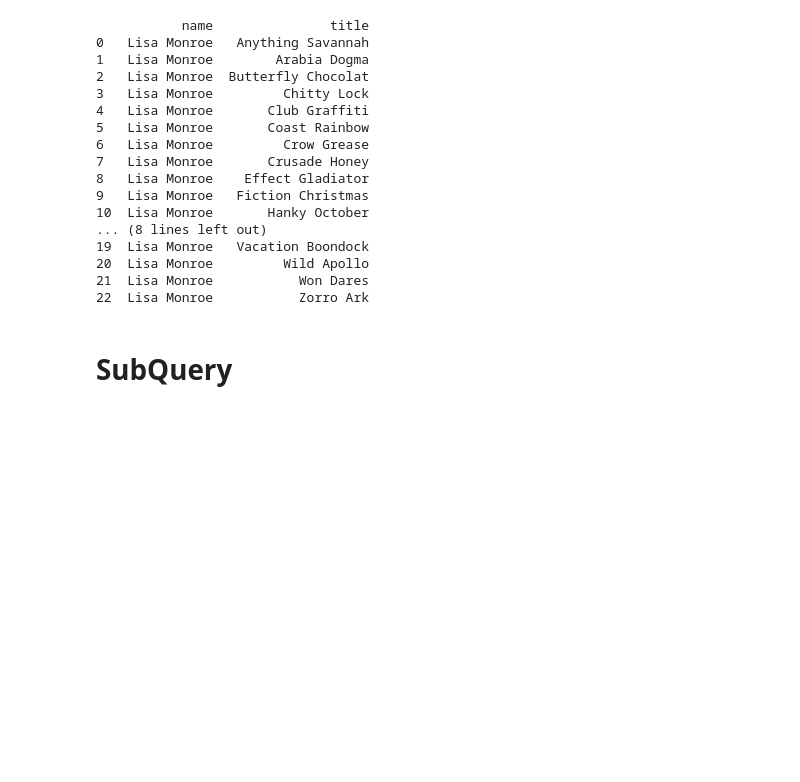
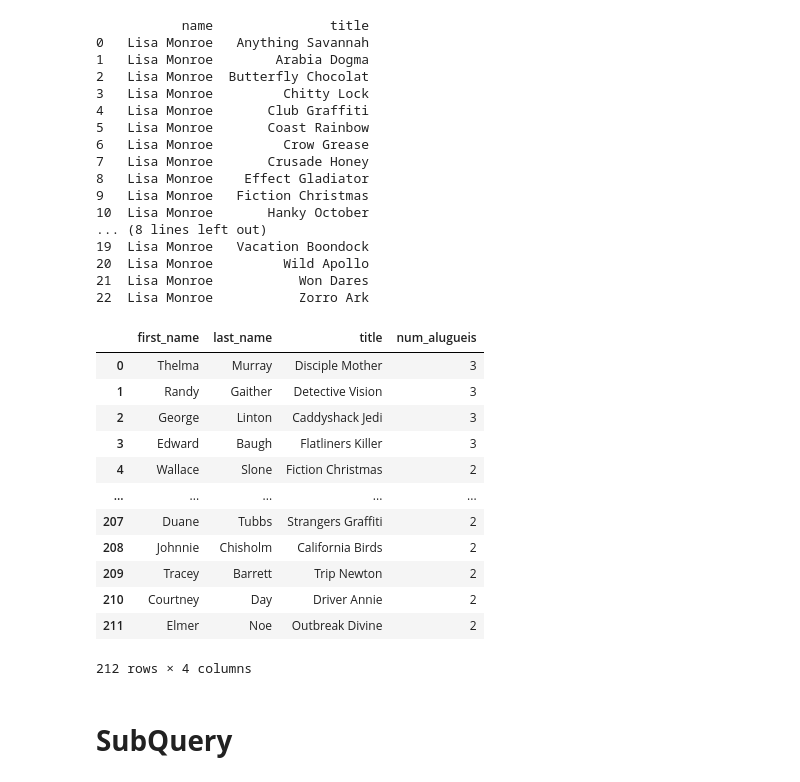
Before and after one commit to LRLeite/Data-Analytics, a Jupyter notebook: Explorando Dados com SQL/dvd_rental.ipynb, the cells around one changed output. Cells and saved outputs as stored; diff of their text form; code cells hidden in the pictures; blank space fills up the shorter version.

```diff
--- a/Explorando Dados com SQL/dvd_rental.ipynb
+++ b/Explorando Dados com SQL/dvd_rental.ipynb
@@ -405,6 +405,40 @@ print(df_15)
 20  Lisa Monroe         Wild Apollo
 21  Lisa Monroe           Won Dares
 22  Lisa Monroe           Zorro Ark
+# %%
+#Selecionar os consumidores que alugaram o mesmo filme mais de uma vez
+  #tabela customer: Contém dados do cliente (PK: customer_id). customer_id é FK em rental.
+  #tabela rental: Registra aluguéis (PK: rental_id). Contém FKs customer_id e inventory_id.
+  #tabela inventory: Detalhes das cópias de filmes (PK: inventory_id). film_id é FK para a tabela film.
+  #tabela film: Detalhes dos filmes (PK: film_id). Contém o título do filme.
+
+query_16 = """
+SELECT c.first_name, c.last_name, f.title, COUNT(r.rental_id) AS num_alugueis
+FROM customer AS c
+INNER JOIN rental AS r ON c.customer_id = r.customer_id
+INNER JOIN inventory AS i ON r.inventory_id = i.inventory_id
+INNER JOIN film AS f ON i.film_id = f.film_id
+GROUP BY c.customer_id, f.film_id
+HAVING COUNT(r.rental_id) > 1
+ORDER BY num_alugueis DESC;
+"""
+
+df_16 = pd.read_sql_query(query_16, engine)
+display(df_16)
+# %% [output]
+|  | first_name | last_name | title | num_alugueis |
+| 0 | Thelma | Murray | Disciple Mother | 3 |
+| 1 | Randy | Gaither | Detective Vision | 3 |
+| 2 | George | Linton | Caddyshack Jedi | 3 |
+| 3 | Edward | Baugh | Flatliners Killer | 3 |
+| 4 | Wallace | Slone | Fiction Christmas | 2 |
+| ... | ... | ... | ... | ... |
+| 207 | Duane | Tubbs | Strangers Graffiti | 2 |
+| 208 | Johnnie | Chisholm | California Birds | 2 |
+| 209 | Tracey | Barrett | Trip Newton | 2 |
+| 210 | Courtney | Day | Driver Annie | 2 |
+| 211 | Elmer | Noe | Outbreak Divine | 2 |
+212 rows × 4 columns
 # %% [markdown]
 # **SubQuery**
 # %%
```
Also changed, not shown: parts of 4 cells of this notebook.
